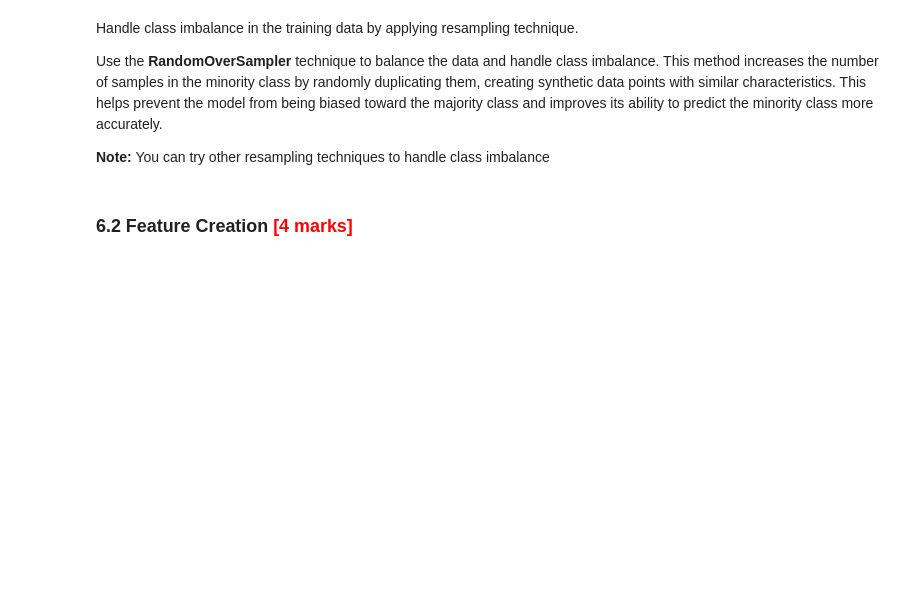
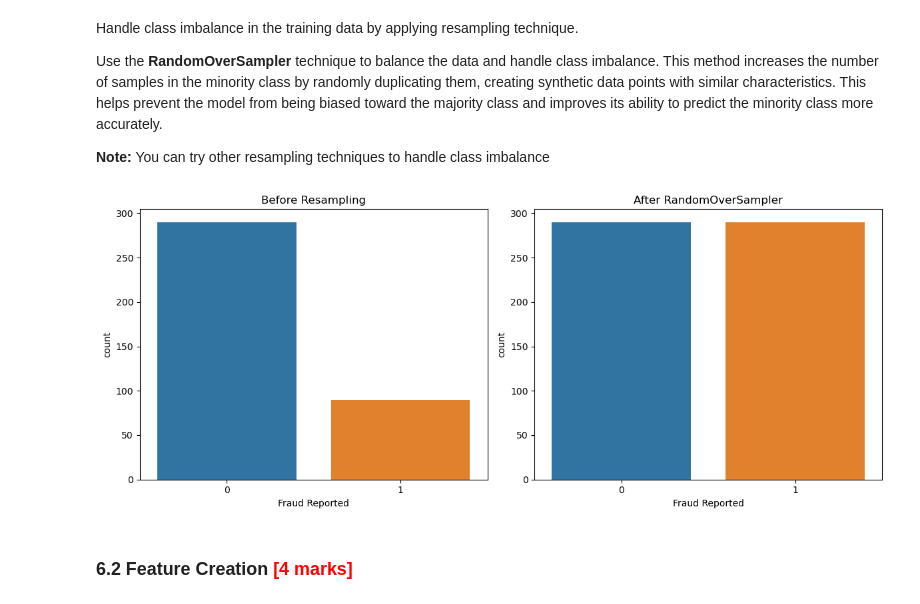
Before and after one commit to NaveenUpadhyay1385/Fraudulent_Claim_Detection_NaveenUpadhyay_SunavaNeogy, a Jupyter notebook: Fraudulent_Claim_Detection_Naveen & Sunava.ipynb, the cells around one changed output. Saved outputs shown, nothing was run; the diff lists cells and outputs as text; code cells hidden in the pictures; blank space fills up the shorter version.

```diff
--- a/Fraudulent_Claim_Detection_Naveen & Sunava.ipynb
+++ b/Fraudulent_Claim_Detection_Naveen & Sunava.ipynb
@@ -723,3 +810,46 @@ Use the **RandomOverSampler** technique to balance the data and handle class imb
+# %%
+# Import RandomOverSampler from imblearn library
+
+
+# Perform resampling on training data
+from sklearn.model_selection import train_test_split
+from imblearn.over_sampling import RandomOverSampler
+import seaborn as sns
+import matplotlib.pyplot as plt
+
+# Step 1: One-hot encode categorical variables first (if not already done)
+df_encoded = pd.get_dummies(df.drop(columns=['policy_bind_date', 'incident_date', 'incident_location']), drop_first=True)
+
+# Step 2: Define features and target
+X = df_encoded.drop(columns='fraud_reported')
+y = df_encoded['fraud_reported']
+
+# Step 3: Train-test split
+X_train, X_test, y_train, y_test = train_test_split(X, y, test_size=0.2, random_state=42, stratify=y)
+
+# Step 4: Apply RandomOverSampler
+ros = RandomOverSampler(random_state=42)
+X_resampled, y_resampled = ros.fit_resample(X_train, y_train)
+
+# Step 5: Plot class distribution before and after
+plt.figure(figsize=(12, 5))
+
+# Before
+plt.subplot(1, 2, 1)
+sns.countplot(x=y_train)
+plt.title("Before Resampling")
+plt.xlabel("Fraud Reported")
+
+# After
+plt.subplot(1, 2, 2)
+sns.countplot(x=y_resampled)
+plt.title("After RandomOverSampler")
+plt.xlabel("Fraud Reported")
+
+plt.tight_layout()
+plt.show()
+# %% [output]
+[figure, added]
 # %% [markdown]
 ### **6.2 Feature Creation** <font color="red">[4 marks]</font>
 # %% [markdown]
```
Also changed, not shown: parts of 146 cells of this notebook.
